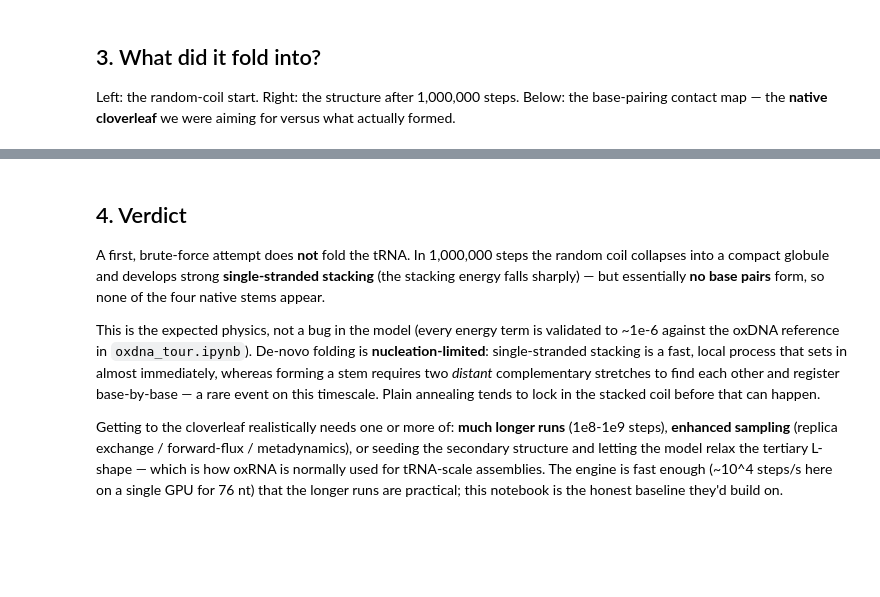
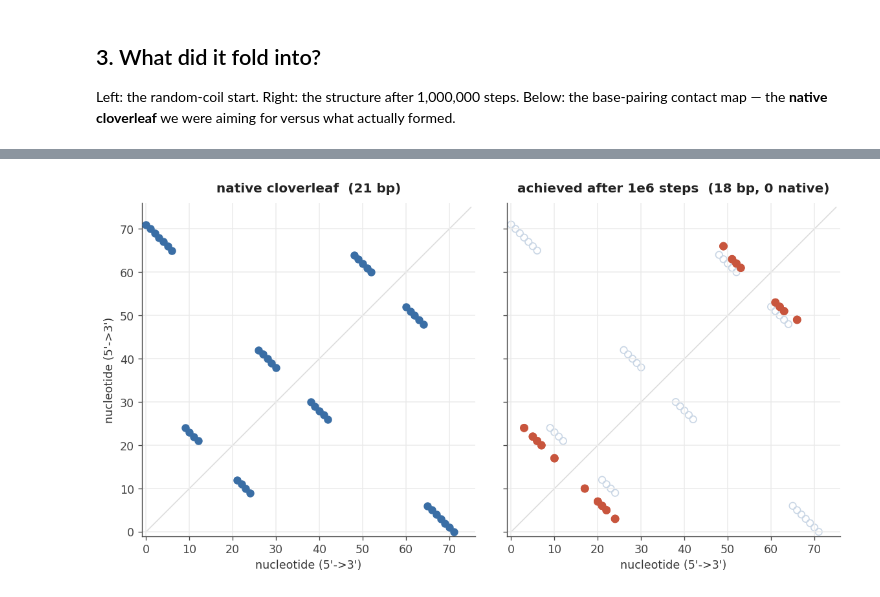
Before and after one commit to glab-vbc/hoomd-oxDNA, a Jupyter notebook: examples/trna_folding.ipynb, the cells around one changed output, grey strips where cells are left out. Drawn from its saved outputs; the diff is of its cells as text; code cells hidden in the pictures; blank space fills up the shorter version.

```diff
--- a/examples/trna_folding.ipynb
+++ b/examples/trna_folding.ipynb
@@ -294,14 +295,0 @@ fig.subplots_adjust(left=0, right=1, bottom=0, top=0.92, wspace=0); plt.show()
-# %%
-fig, (axn, axa) = plt.subplots(1, 2, figsize=(10, 5), sharex=True, sharey=True)
-for ax, title, pairs, col in [
-        (axn, f"native cloverleaf  ({len(NATIVE)} bp)", NATIVE, "#3a6ea5"),
-        (axa, f"achieved after 1e6 steps  ({len(pairs_f)} bp)", pairs_f, "#c8553d")]:
-    ax.plot([0, N-1], [0, N-1], color="#dddddd", lw=1, zorder=0)
-    if pairs:
-        pi = np.array(pairs)
-        ax.scatter(pi[:,0], pi[:,1], s=42, color=col, zorder=3)
-        ax.scatter(pi[:,1], pi[:,0], s=42, color=col, zorder=3)
-    ax.set_xlim(-1, N); ax.set_ylim(-1, N); ax.set_aspect("equal")
-    ax.set_xlabel("nucleotide (5'->3')"); ax.set_title(title)
-axn.set_ylabel("nucleotide (5'->3')")
-plt.tight_layout(); plt.show()
@@ -310,21 +296,27 @@ plt.tight_layout(); plt.show()
-# %% [markdown]
-## 4. Verdict
-
-A first, brute-force attempt does **not** fold the tRNA. In 1,000,000 steps the random
-coil collapses into a compact globule and develops strong **single-stranded stacking**
-(the stacking energy falls sharply) — but essentially **no base pairs** form, so none
-of the four native stems appear.
-
-This is the expected physics, not a bug in the model (every energy term is validated
-to ~1e-6 against the oxDNA reference in `oxdna_tour.ipynb`). De-novo folding is
-**nucleation-limited**: single-stranded stacking is a fast, local process that sets in
-almost immediately, whereas forming a stem requires two *distant* complementary
-stretches to find each other and register base-by-base — a rare event on this
-timescale. Plain annealing tends to lock in the stacked coil before that can happen.
-
-Getting to the cloverleaf realistically needs one or more of: **much longer runs**
-(1e8-1e9 steps), **enhanced sampling** (replica exchange / forward-flux / metadynamics),
-or seeding the secondary structure and letting the model relax the tertiary L-shape —
-which is how oxRNA is normally used for tRNA-scale assemblies. The engine is fast
-enough (~10^4 steps/s here on a single GPU for 76 nt) that the longer runs are
-practical; this notebook is the honest baseline they'd build on.
+# %%
+NATIVE_SET = set(NATIVE)
+n_native_hit = sum(1 for p in pairs_f if tuple(sorted(p)) in NATIVE_SET)
+pn = np.array(NATIVE)
+fig, (axn, axa) = plt.subplots(1, 2, figsize=(10, 5), sharex=True, sharey=True)
+# left: the native cloverleaf we were aiming for
+axn.plot([0, N-1], [0, N-1], color="#dddddd", lw=1, zorder=0)
+axn.scatter(pn[:,0], pn[:,1], s=42, color="#3a6ea5", zorder=3)
+axn.scatter(pn[:,1], pn[:,0], s=42, color="#3a6ea5", zorder=3)
+axn.set_title(f"native cloverleaf  ({len(NATIVE)} bp)")
+# right: what formed (green = native, red = non-native), native positions faint for ref
+axa.plot([0, N-1], [0, N-1], color="#dddddd", lw=1, zorder=0)
+axa.scatter(pn[:,0], pn[:,1], s=40, facecolors="none", edgecolors="#c9d6e5", zorder=1)
+axa.scatter(pn[:,1], pn[:,0], s=40, facecolors="none", edgecolors="#c9d6e5", zorder=1)
+if pairs_f:
+    pa = np.array(pairs_f)
+    cols = ["#2f8f4e" if tuple(sorted(map(int,q))) in NATIVE_SET else "#c8553d" for q in pa]
+    axa.scatter(pa[:,0], pa[:,1], s=44, color=cols, zorder=3)
+    axa.scatter(pa[:,1], pa[:,0], s=44, color=cols, zorder=3)
+axa.set_title(f"achieved after 1e6 steps  ({len(pairs_f)} bp, {n_native_hit} native)")
+for ax in (axn, axa):
+    ax.set_xlim(-1, N); ax.set_ylim(-1, N); ax.set_aspect("equal")
+    ax.set_xlabel("nucleotide (5'->3')")
+axn.set_ylabel("nucleotide (5'->3')")
+plt.tight_layout(); plt.show()
+# %% [output]
+[figure, added]
```
Also changed, not shown: parts of 5 cells of this notebook.
